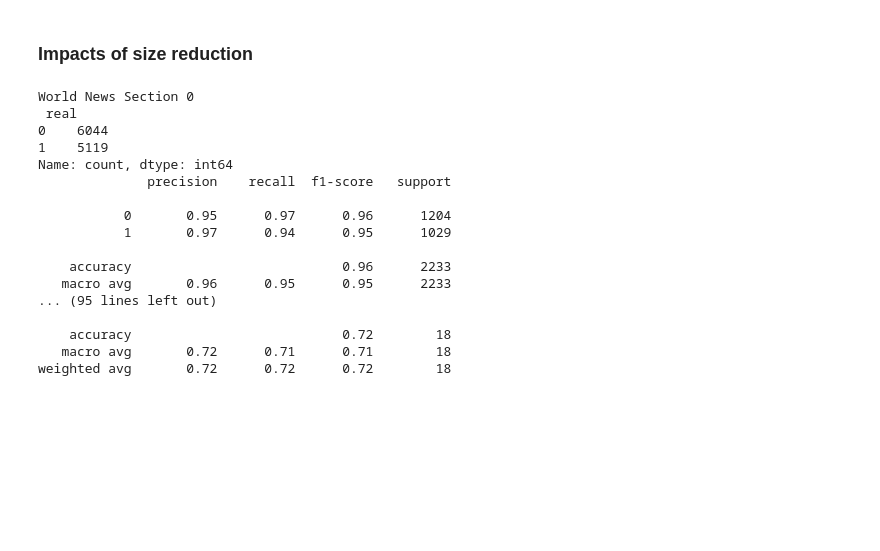
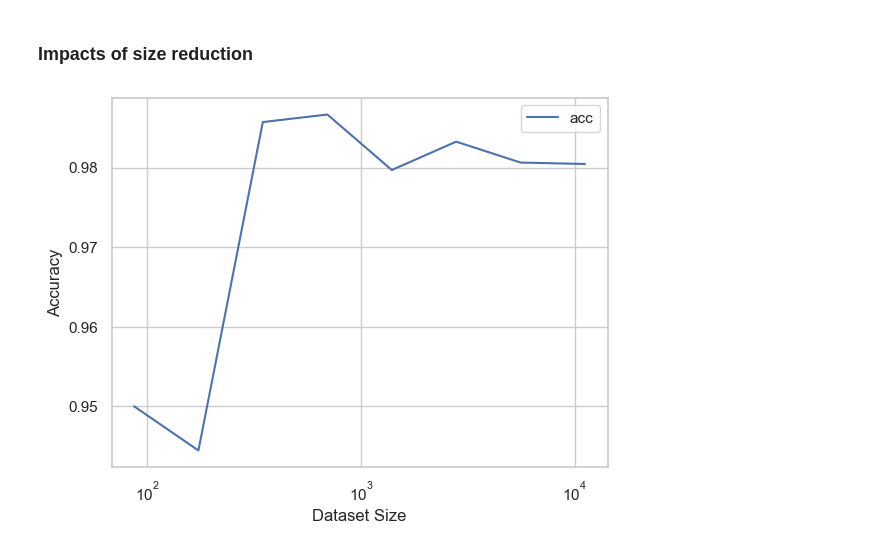
Before and after one commit to P-ASilva/fake-news-detector, a Jupyter notebook: classifier.ipynb, the cells around one changed output. Cells and saved outputs as stored; diff of their text form; code cells hidden in the pictures; blank space fills up the shorter version.

Commit message:
graphs updated as they needed to be generated again

```diff
--- a/classifier.ipynb
+++ b/classifier.ipynb
@@ -184,3 +146,10 @@ Name: count, dtype: int64
+# %%
+fake_index = df[df["real"] == 0].index
+real_index = df[df["real"] == 1].index
+
+sections = []
+for i in range(1, 9):
+    sections.append(get_down_scalled_df(df, len(df) // 2**i))
 # %% [markdown]
 ## Classifier Evaluation and Testing
 
@@ -350,27 +327,17 @@ Sectioning the data between subjects does not appear to have significative impac
 # %%
 df_acc_world = pd.DataFrame(columns=['section', 'acc'])
 # get acc to make a linegraph of the acc of the sections
 for i, section in enumerate(world_sections):
     pipe = new_pipeline()
     pipe.fit(section["text"], section["real"])
     X_train, X_test, y_train, y_test = train_test_split(section["text"], section["real"], test_size=0.2)
     y_pred = pipe.predict(X_test)
-    test_pipeline(section, pipe, f"World News Section {i}")
+    df_acc_world.loc[i] = [section.shape[0], balanced_accuracy_score(y_test, y_pred)]
+
+df_acc_world.plot(x='section', y='acc', logx=True)
+plt.xlabel('Dataset Size')
+plt.ylabel('Accuracy')
+plt.xscale('log')
+plt.yscale('linear')
 # %% [output]
-World News Section 0
- real
-0    6044
-1    5119
-Name: count, dtype: int64
-              precision    recall  f1-score   support
-
-           0       0.95      0.97      0.96      1204
-           1       0.97      0.94      0.95      1029
-
-    accuracy                           0.96      2233
-   macro avg       0.96      0.95      0.95      2233
-... (95 lines left out)
-
-    accuracy                           0.72        18
-   macro avg       0.72      0.71      0.71        18
-weighted avg       0.72      0.72      0.72        18
+[figure, added]
```
Also changed, not shown: parts of 25 cells of this notebook.
